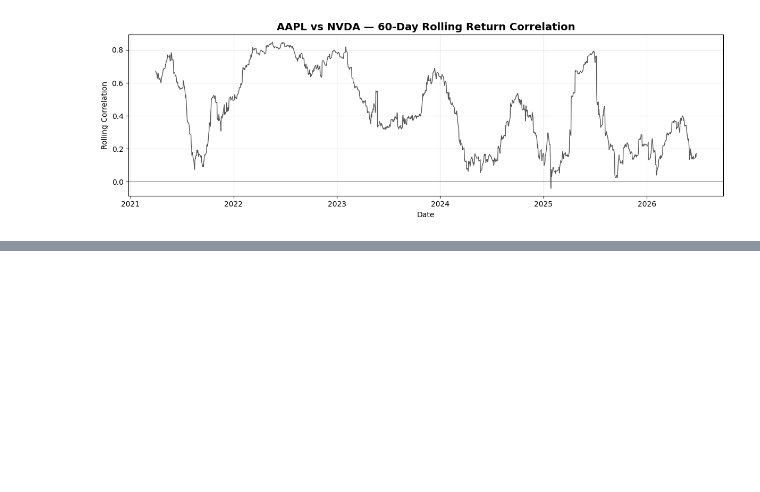
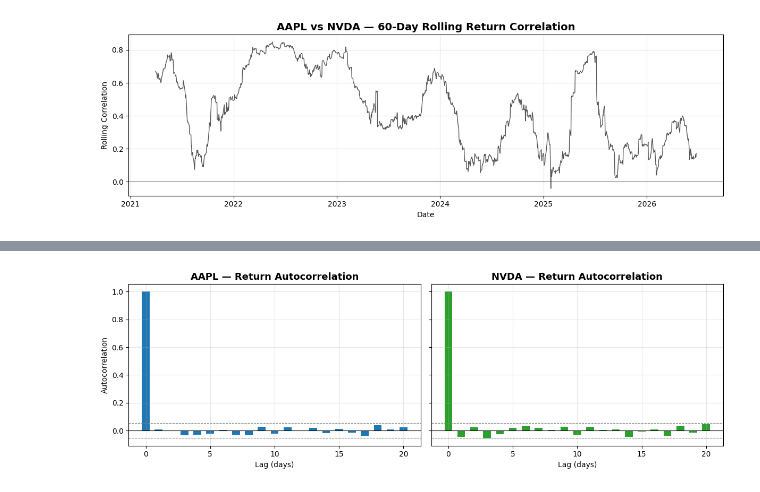
Before and after one commit to Namtran23805/stock-prediction, a Jupyter notebook: notebooks/basic_analysis.ipynb, the cells around one changed output, grey strips where cells are left out. Saved outputs shown, nothing was run; the diff lists cells and outputs as text; code cells hidden in the pictures; blank space fills up the shorter version.

```diff
--- a/notebooks/basic_analysis.ipynb
+++ b/notebooks/basic_analysis.ipynb
@@ -148,0 +192,29 @@ fig.tight_layout()
+# %%
+import numpy as np
+
+def acf(series: pd.Series, n_lags: int) -> np.ndarray:
+    x = series.dropna().values
+    x = x - x.mean()
+    denom = (x ** 2).sum()
+    return np.array([1.0 if lag == 0 else (x[:-lag] * x[lag:]).sum() / denom for lag in range(n_lags + 1)])
+
+
+N_LAGS = 20
+fig, axes = plt.subplots(1, 2, figsize=(12, 4), sharey=True)
+
+for ax, (ticker, df) in zip(axes, stock_data.items()):
+    values = acf(df["Daily_Return"], N_LAGS)
+    conf = 1.96 / np.sqrt(df["Daily_Return"].dropna().shape[0])
+
+    ax.bar(range(N_LAGS + 1), values, color=COLORS[ticker], width=0.6)
+    ax.axhline(0, color="black", linewidth=0.8)
+    ax.axhline(conf, color="gray", linewidth=0.8, linestyle="--")
+    ax.axhline(-conf, color="gray", linewidth=0.8, linestyle="--")
+    ax.set_title(f"{ticker} — Return Autocorrelation", fontsize=13, fontweight="bold")
+    ax.set_xlabel("Lag (days)")
+    ax.grid(True, alpha=0.3)
+
+axes[0].set_ylabel("Autocorrelation")
+fig.tight_layout()
+# %% [output]
+[figure, added]
```
Also changed, not shown: parts of 3 cells of this notebook.
